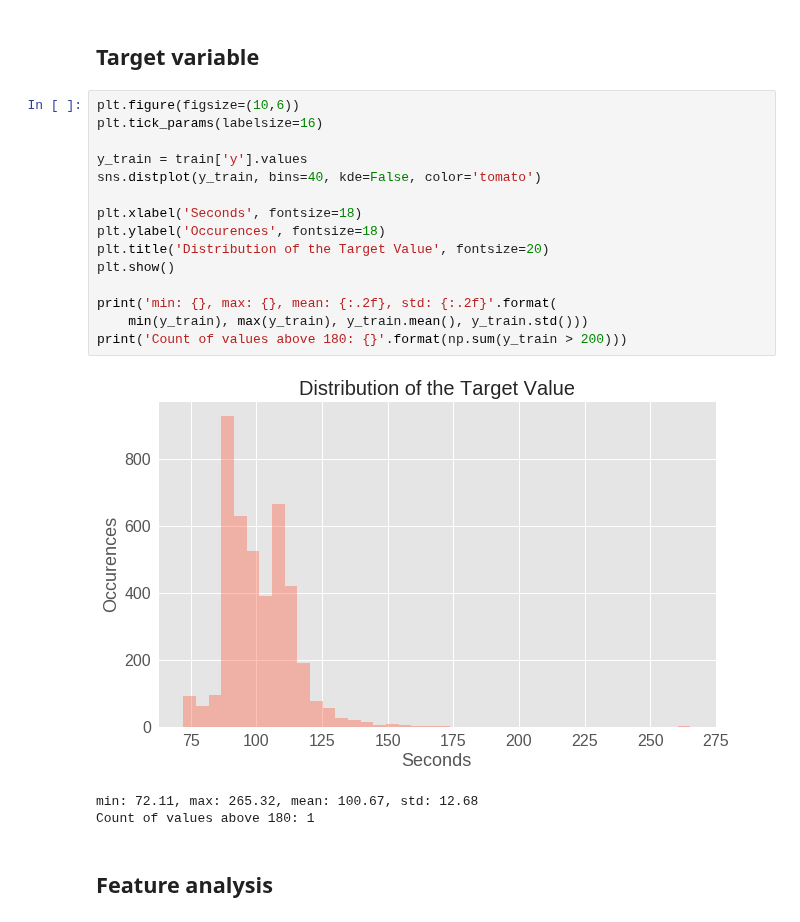
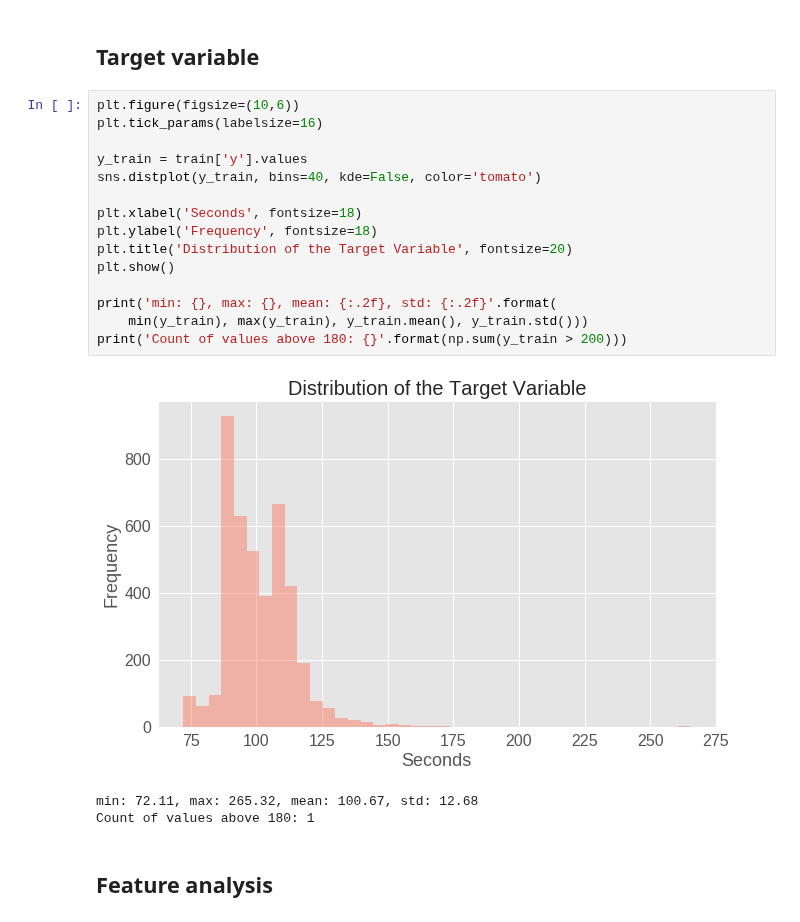
Before and after one commit to alekseisolovev/kaggle, a Jupyter notebook: mercedes-manufacturing/ mercedes_benz_greener_manufacturing_eda.ipynb, the cells around one changed output. Drawn from its saved outputs; the diff is of its cells as text.

```diff
--- a/mercedes-manufacturing/ mercedes_benz_greener_manufacturing_eda.ipynb
+++ b/mercedes-manufacturing/ mercedes_benz_greener_manufacturing_eda.ipynb
@@ -29,20 +29,20 @@ Size of training set: 4209 rows and 378 columns
 # %%
 plt.figure(figsize=(10,6))
 plt.tick_params(labelsize=16)
 
 y_train = train['y'].values
 sns.distplot(y_train, bins=40, kde=False, color='tomato')
 
 plt.xlabel('Seconds', fontsize=18)
-plt.ylabel('Occurences', fontsize=18)
-plt.title('Distribution of the Target Value', fontsize=20)
+plt.ylabel('Frequency', fontsize=18)
+plt.title('Distribution of the Target Variable', fontsize=20)
 plt.show()
 
 print('min: {}, max: {}, mean: {:.2f}, std: {:.2f}'.format(
     min(y_train), max(y_train), y_train.mean(), y_train.std()))
 print('Count of values above 180: {}'.format(np.sum(y_train > 200)))
 # %% [output]
-[figure, old version]
+[figure, new version]
 min: 72.11, max: 265.32, mean: 100.67, std: 12.68
 Count of values above 180: 1
 # %% [markdown]
```
